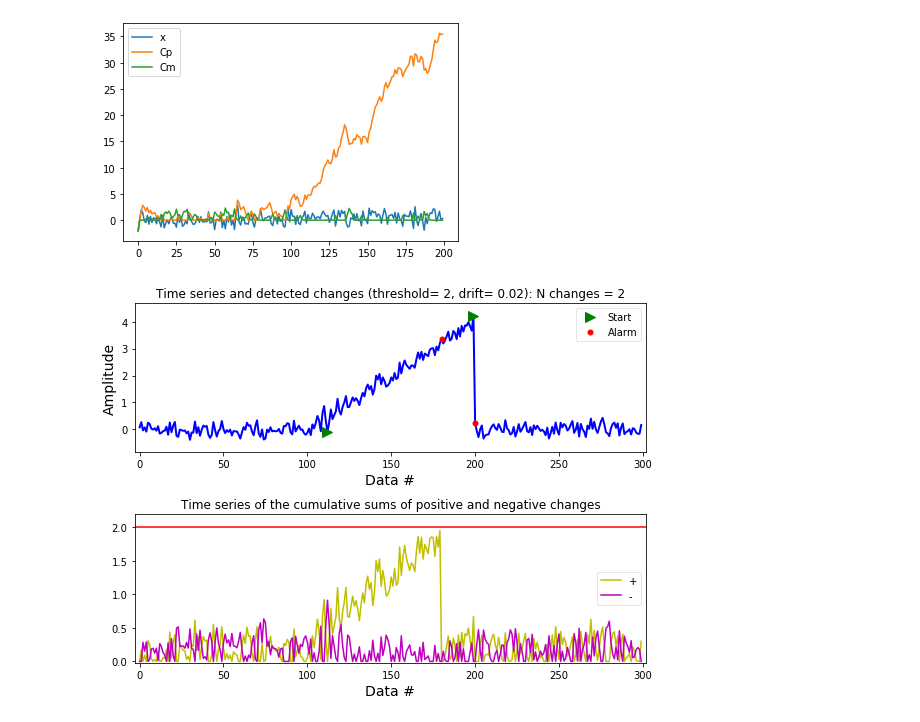
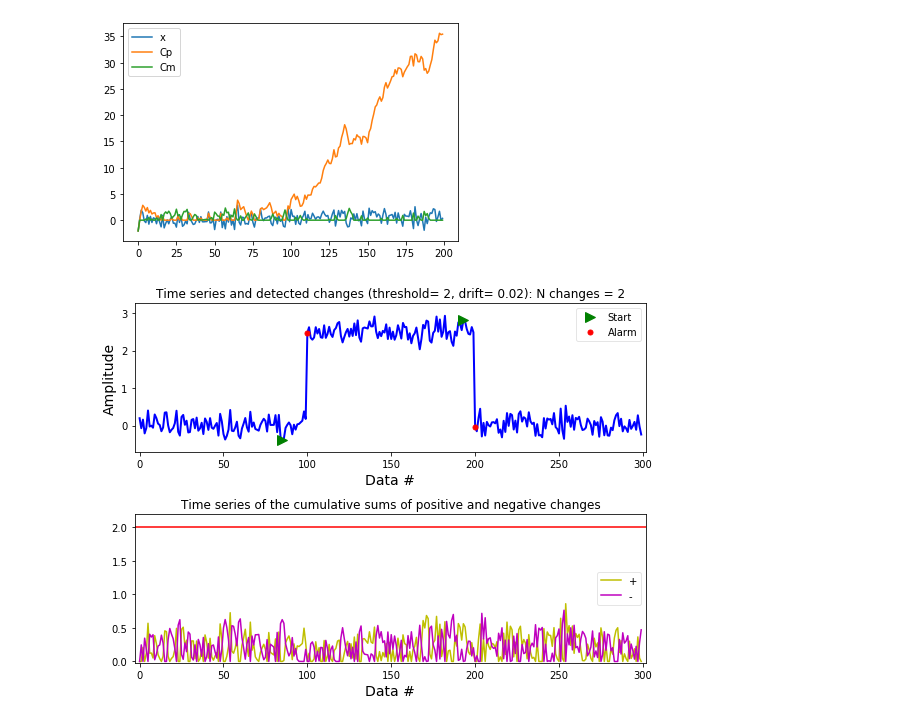
Before and after one commit to Barbarioli/OTSS, a Jupyter notebook: test.ipynb, the cells around one changed output. Saved outputs shown, nothing was run; the diff lists cells and outputs as text; code cells hidden in the pictures.

```diff
--- a/test.ipynb
+++ b/test.ipynb
@@ -343,7 +343,7 @@ def _plot(x, threshold, drift, ending, ax, ta, tai, taf, gp, gn):
         plt.show()
 # %%
 x = np.random.randn(300)/5
-x[100:200] += np.arange(0, 4, 4/100)
+x[100:200] += 2.5
 ta, tai, taf, amp = detection(x, 2, .02, False, True)
 # %% [output]
-[figure, old version]
+[figure, new version]
```
Also changed, not shown: parts of 2 cells of this notebook.
